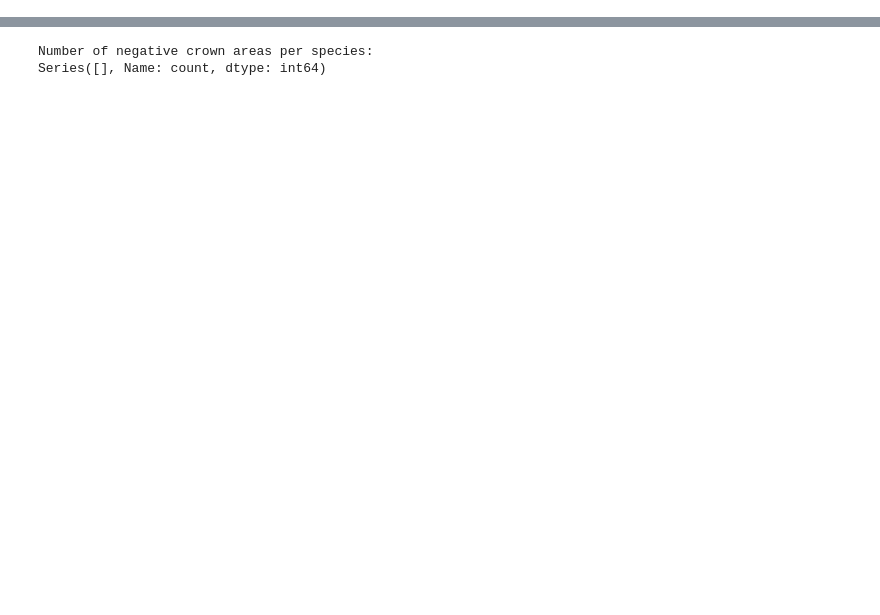
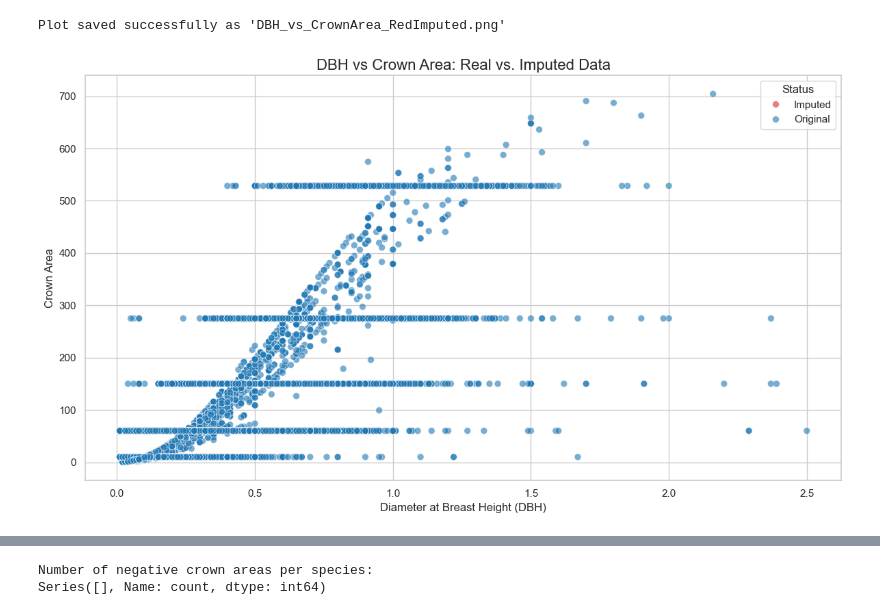
Before and after one commit to livbrannan/Quantify-Bristol-Trees-on-Traffic-NOx, a Jupyter notebook: Tree_data_processing/crown_area_within_radii.ipynb, the cells around one changed output, grey strips where cells are left out. Drawn from its saved outputs; the diff is of its cells as text; code cells hidden in the pictures; blank space fills up the shorter version.

```diff
--- a/Tree_data_processing/crown_area_within_radii.ipynb
+++ b/Tree_data_processing/crown_area_within_radii.ipynb
@@ -21,0 +72,44 @@ Success! 1397 rows matched and saved with all crown area columns.
+# %%
+import pandas as pd
+import numpy as np
+import matplotlib.pyplot as plt
+import seaborn as sns
+
+# 1. Load BOTH datasets
+# (Update 'crown_area_within_radii.csv' if your original file had a different name by this step)
+df_original = pd.read_csv('crown_area_interpolated_final.csv')
+df_imputed = pd.read_csv('imputed_crown_areas.csv')
+
+# 2. Create a tag for the data
+# np.where works like an IF statement: IF original was NaN -> 'Imputed', ELSE -> 'Original'
+df_imputed['Data Source'] = np.where(df_original['CROWN_AREA_COMPLETE'].isna(), 'Imputed', 'Original')
+
+# 3. Set up the plot
+plt.figure(figsize=(12, 7))
+sns.set_theme(style="whitegrid")
+
+# 4. Create the scatter plot
+# We use the 'Data Source' column for the hue (color)
+sns.scatterplot(
+    data=df_imputed,
+    x='DBH',
+    y='CROWN_AREA_COMPLETE',
+    hue='Data Source',
+    palette={'Original': '#1f77b4', 'Imputed': '#d62728'}, # Blue for real, Red for imputed
+    alpha=0.6, # Slight transparency
+    s=50       # Dot size
+)
+
+# 5. Format and save
+plt.title('DBH vs Crown Area: Real vs. Imputed Data', fontsize=16)
+plt.xlabel('Diameter at Breast Height (DBH)', fontsize=12)
+plt.ylabel('Crown Area', fontsize=12)
+
+plt.legend(title='Status')
+plt.tight_layout()
+plt.savefig('DBH_vs_CrownArea_RedImputed.png', dpi=300)
+
+print("Plot saved successfully as 'DBH_vs_CrownArea_RedImputed.png'")
+# %% [output]
+Plot saved successfully as 'DBH_vs_CrownArea_RedImputed.png'
+[figure, added]
```
Also changed, not shown: parts of 6 cells of this notebook, 3 other files.
